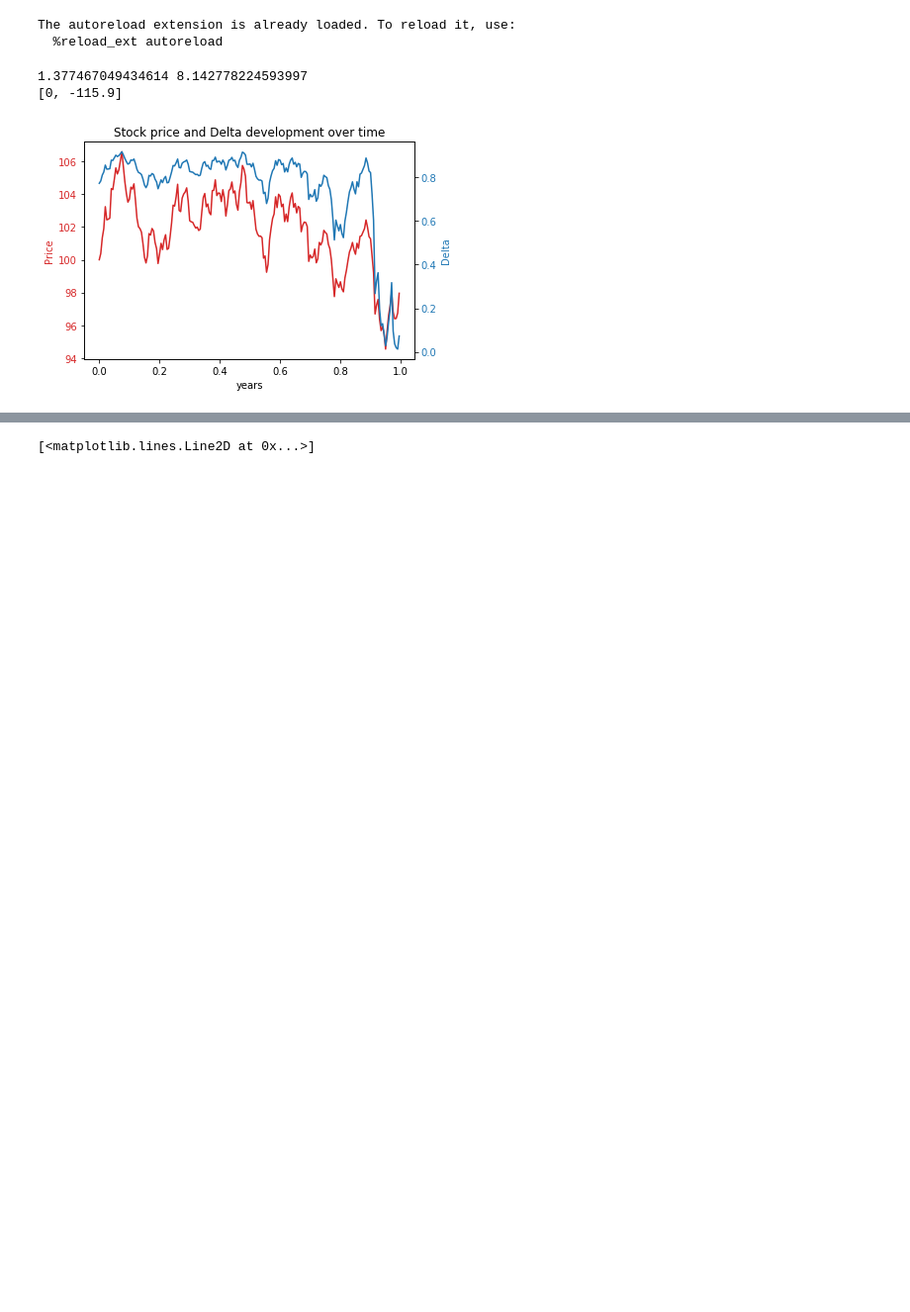
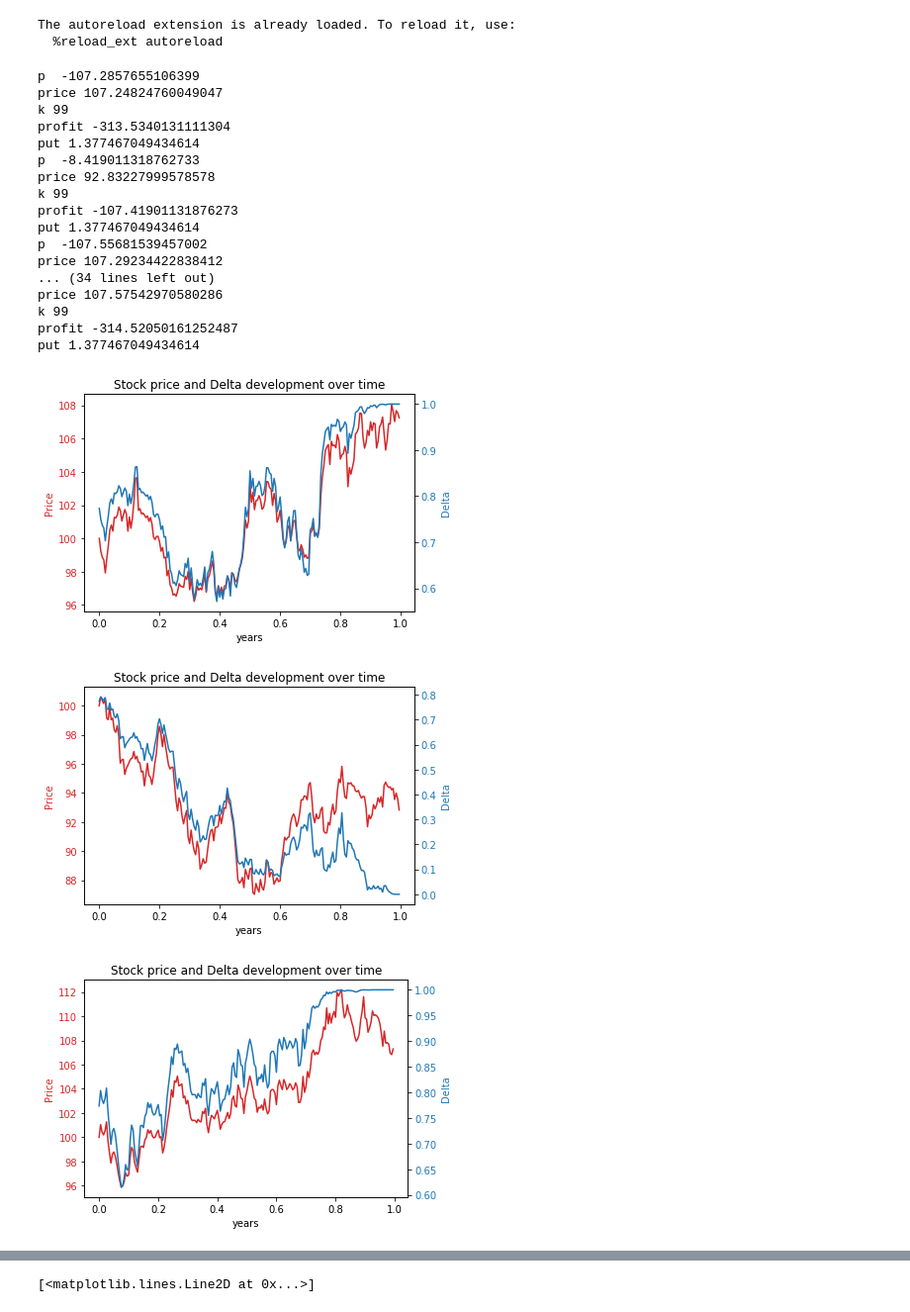
Before and after one commit to LouisWW/Computational-Finance, a Jupyter notebook: Assignment 1/Bi_Tree.ipynb, the cells around one changed output, grey strips where cells are left out. Shown at 99% size. Drawn from its saved outputs; the diff is of its cells as text; code cells hidden in the pictures; blank space fills up the shorter version.

```diff
--- a/Assignment 1/Bi_Tree.ipynb
+++ b/Assignment 1/Bi_Tree.ipynb
@@ -202,18 +202,32 @@ The autoreload extension is already loaded. To reload it, use:
 # %%
 import Julien.test_code_julien as jc
 # %%
-for i in range(1):
+for i in range(10):
     B = jc.BlackScholes(1, 100, 99, 0.06, 0.1, 200)
     B.create_price_path()
 #     p = B.create_hedge(200, 'put')
     p = 0
 #     B.plot_price_path()
     p2 = B.create_hedge(200, 'call')
     B.plot_price_path()
-    print(B.put_price(), B.call_price())
-
-    print(([round(p, 1), round(p2, 1)]))
 # %% [output]
-1.377467049434614 8.142778224593997
-[0, -115.9]
+p  -107.2857655106399
+price 107.24824760049047
+k 99
+profit -313.5340131111304
+put 1.377467049434614
+p  -8.419011318762733
+price 92.83227999578578
+k 99
+profit -107.41901131876273
+put 1.377467049434614
+p  -107.55681539457002
+price 107.29234422838412
+... (34 lines left out)
+price 107.57542970580286
+k 99
+profit -314.52050161252487
+put 1.377467049434614
-[figure, old version]
+[figure, new version]
+[figure, added]
+[figure, added]
```
Also changed, not shown: parts of 7 cells of this notebook, 1 other file.
